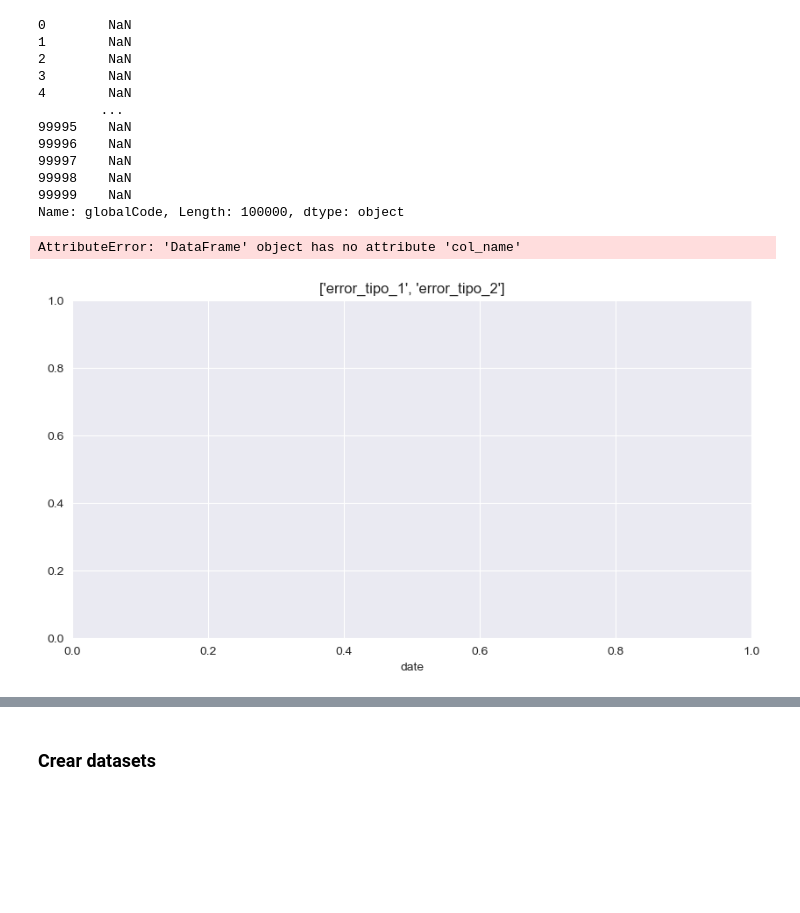
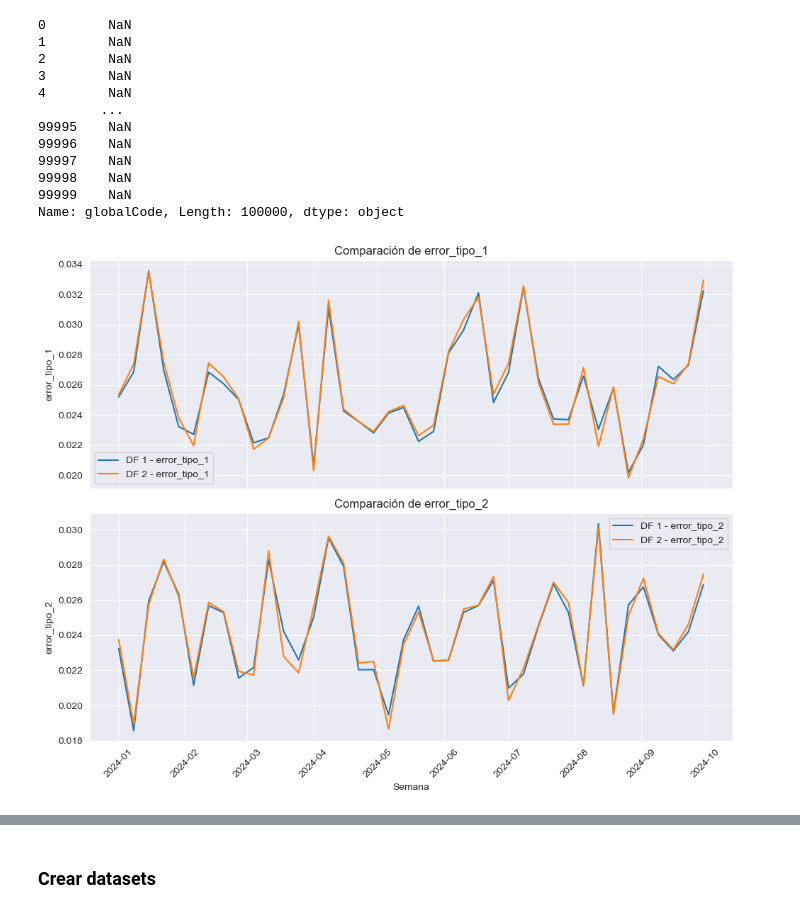
Before and after one commit to kkyouma/test_graphs, a Jupyter notebook: heatmap_incidencias/heatmap.ipynb, the cells around one changed output, grey strips where cells are left out. Cells and saved outputs as stored; diff of their text form; code cells hidden in the pictures; blank space fills up the shorter version.

```diff
--- a/heatmap_incidencias/heatmap.ipynb
+++ b/heatmap_incidencias/heatmap.ipynb
@@ -107,9 +107,10 @@ Name: globalCode, Length: 100000, dtype: object
 df2 = df[df["partner_or_franchise"] != picks["partner_or_franchise"]]
 df_picked_franchise = df[df["partner_or_franchise"] == picks["partner_or_franchise"]]
 
-dfs = [df, df2, df_picked_franchise]
+dfs = [df, df2]
 
 def get_percent(dfs: list[pd.DataFrame], cat_col: str, dat_col: str = "week") -> list[pd.DataFrame]:
+
     datasets = []
     for df in dfs:
         total_w = df.groupby([dat_col]).size().reindex(week_range, fill_value=0)
@@ -161,6 +124,25 @@ def plot_columns_from_datasets(
-# %%
-reasons = get_percent(dfs, "globalCode")
-plot_columns_from_datasets(reasons, ["error_tipo_1", "error_tipo_2"], "date")
-# %% [output]
-AttributeError: 'DataFrame' object has no attribute 'col_name'
-[figure, removed]
+# %%
+errores = ['error_tipo_1', 'error_tipo_2']
+reasons = get_percent(dfs, "globalCode")
+
+sns.set_style("darkgrid")
+fig, axs = plt.subplots(len(errores), 1, figsize=(10, 4 * len(errores)), sharex=True)
+
+if len(errores) == 1:
+    axs = [axs]
+
+for i, error_col in enumerate(errores):
+    for j, df in enumerate(reasons):
+        axs[i].plot(df['week'], df[error_col], label=f'DF {j+1} - {error_col}')
+
+    axs[i].set_title(f'Comparación de {error_col}')
+    axs[i].set_ylabel(error_col)
+    axs[i].legend()
+
+axs[-1].set_xlabel('Semana')
+
+plt.xticks(rotation=45)
+plt.tight_layout()
+plt.show()
+# %% [output]
+[figure, added]
```
Also changed, not shown: parts of 4 cells of this notebook.
